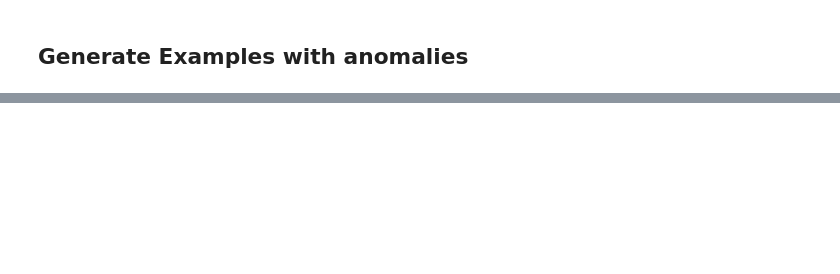
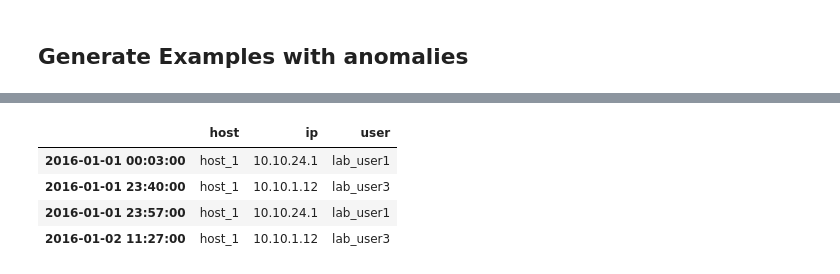
Before and after one commit to HarisMichailidis/datastream.io, a Jupyter notebook: notebooks/Data Generator (failed logins).ipynb, the cells around one changed output, grey strips where cells are left out. Saved outputs shown, nothing was run; the diff lists cells and outputs as text; code cells hidden in the pictures; blank space fills up the shorter version.

```diff
--- a/notebooks/Data Generator (failed logins).ipynb
+++ b/notebooks/Data Generator (failed logins).ipynb
@@ -137,0 +189,10 @@ plt.plot_date(all_dfs.index,[' '.join(x) for x in all_dfs.values])
+# %%
+temp_data = all_data[:4]
+# %%
+temp_data
+# %% [output]
+|  | host | ip | user |
+| 2016-01-01 00:03:00 | host_1 | 10.10.24.1 | lab_user1 |
+| 2016-01-01 23:40:00 | host_1 | 10.10.1.12 | lab_user3 |
+| 2016-01-01 23:57:00 | host_1 | 10.10.24.1 | lab_user1 |
+| 2016-01-02 11:27:00 | host_1 | 10.10.1.12 | lab_user3 |
```
Also changed, not shown: parts of 19 cells of this notebook.
